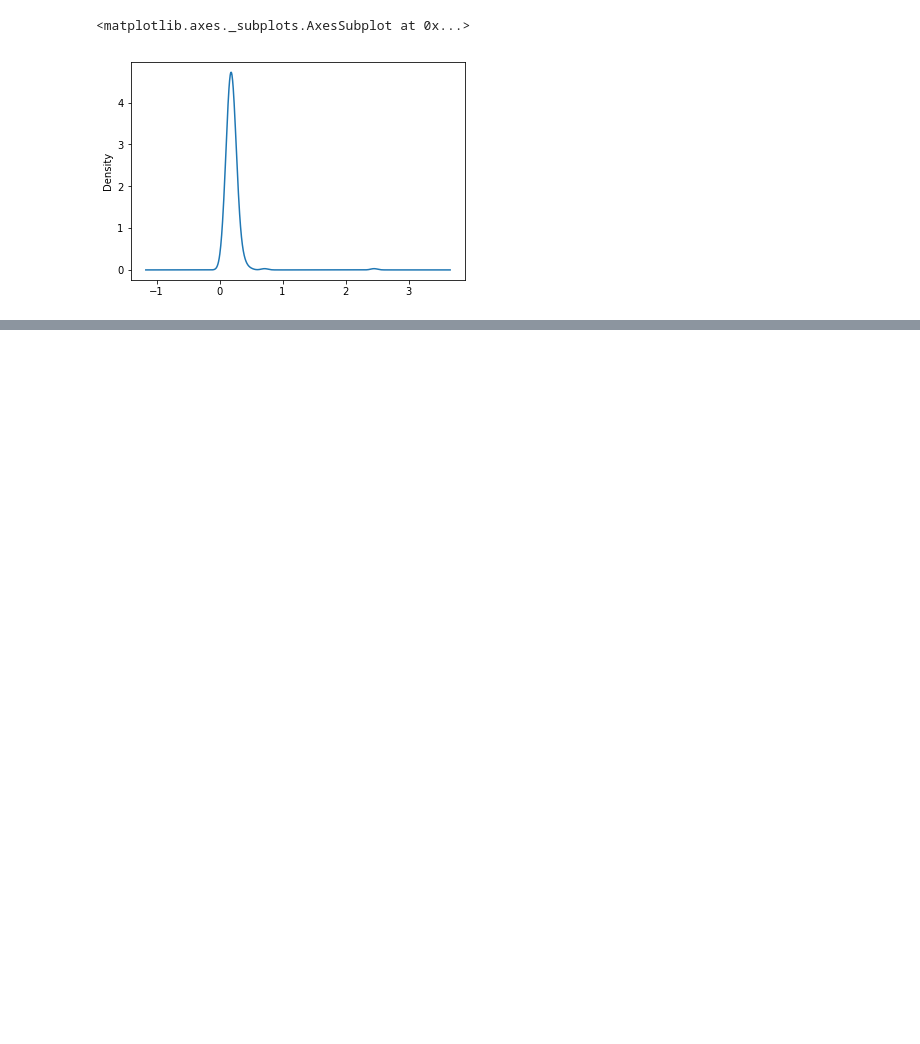
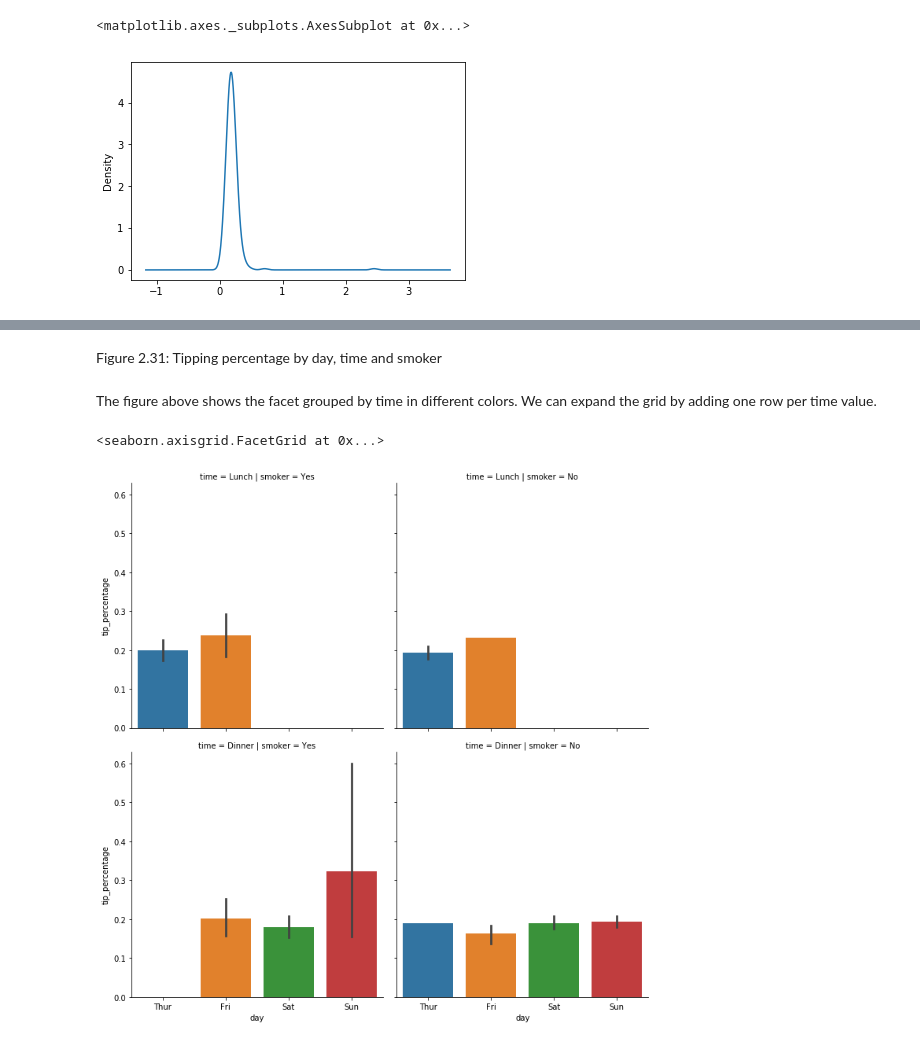
Before and after one commit to analyticstensor/ml, a Jupyter notebook: Prerequisite/Chapter_2-Matplotlib-Part 2.ipynb, the cells around one changed output, grey strips where cells are left out. Cells and saved outputs as stored; diff of their text form; code cells hidden in the pictures; blank space fills up the shorter version.

```diff
--- a/Prerequisite/Chapter_2-Matplotlib-Part 2.ipynb
+++ b/Prerequisite/Chapter_2-Matplotlib-Part 2.ipynb
@@ -204,0 +254,9 @@ Scatter plots or points plot are useful to show relationship between two one-dim
+# %% [markdown]
+Figure 2.31: Tipping percentage by day, time and smoker
+# %% [markdown]
+The figure above shows the facet grouped by time in different colors. We can expand the grid by adding one row per time value.
+# %%
+sns.catplot(x='day', y='tip_percentage', row='time', col='smoker', kind='bar', data=tips)
+# %% [output]
+<seaborn.axisgrid.FacetGrid at 0x...>
+[figure, added]
```
Also changed, not shown: parts of 31 cells of this notebook.
